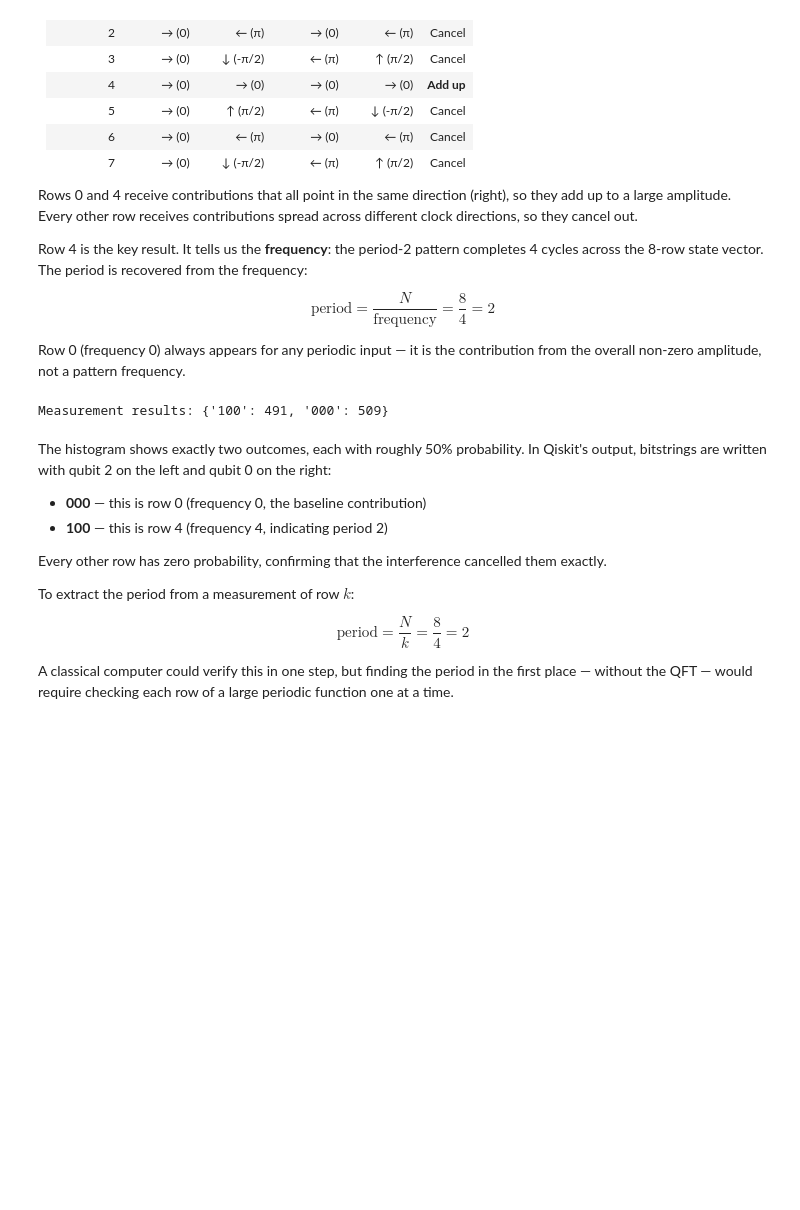
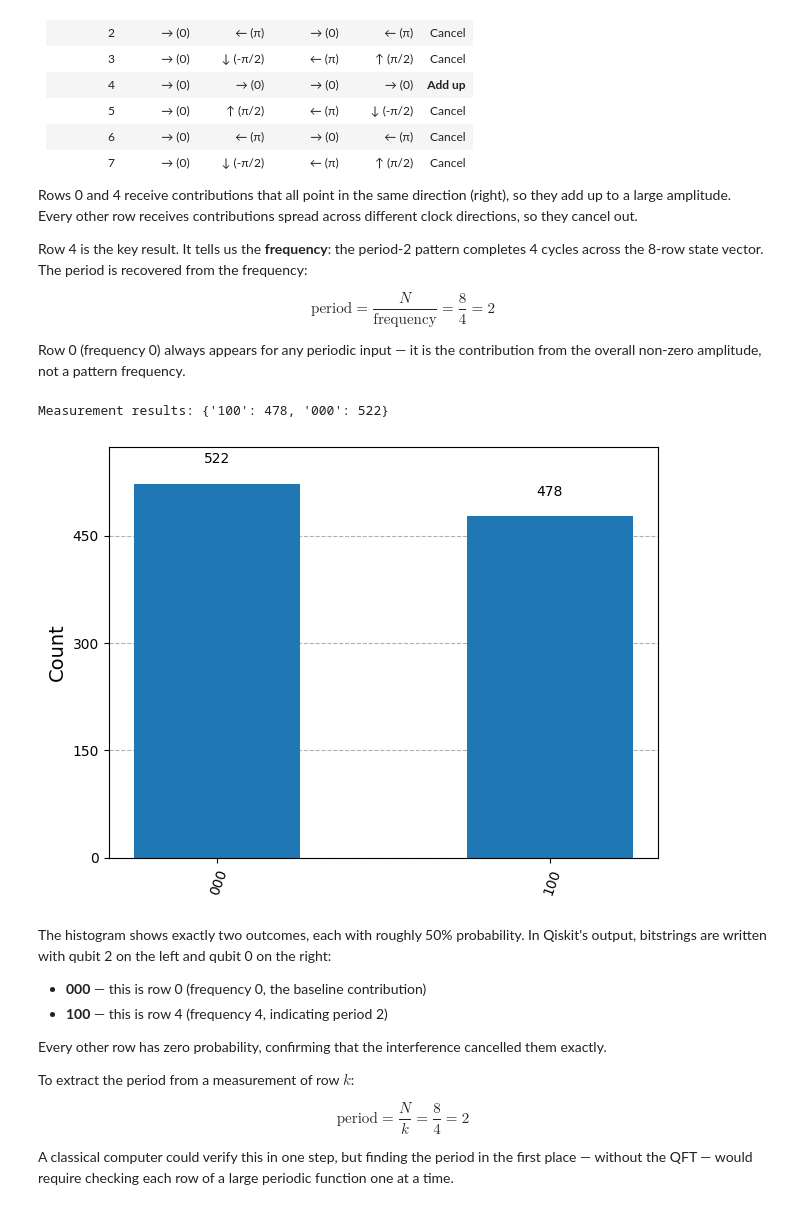
Before and after one commit to aesidau/quantumrandom, a Jupyter notebook: 05_Finding patterns with quantum computers.ipynb, the cells around one changed output. Drawn from its saved outputs; the diff is of its cells as text; code cells hidden in the pictures; blank space fills up the shorter version.

```diff
--- a/05_Finding patterns with quantum computers.ipynb
+++ b/05_Finding patterns with quantum computers.ipynb
@@ -3,11 +3,12 @@
 # %%
 import numpy as np
 from fractions import Fraction
-from qiskit import QuantumCircuit, QuantumRegister, ClassicalRegister, execute, BasicAer
+from qiskit import QuantumCircuit, QuantumRegister, ClassicalRegister, transpile
 from qiskit.visualization import plot_histogram, array_to_latex
 from qiskit.quantum_info import Statevector
+from qiskit_aer import AerSimulator
 import matplotlib.pyplot as plt
-backend = BasicAer.get_backend('qasm_simulator')
+backend = AerSimulator()
 
 DIRECTIONS = {0: '→', 45: '↗', 90: '↑', 135: '↖', 180: '←', 225: '↙', 270: '↓', 315: '↘'}
 
@@ -305,18 +306,18 @@ Row 0 (frequency 0) always appears for any periodic input — it is the contribu
 # %%
 # Measure and run
 algo5 = QuantumCircuit(3)
 algo5.h(1)
 algo5.h(2)
 add_qft(algo5, [0, 1, 2])
 algo5.measure_all()
 
-result = execute(algo5, backend, shots=1000).result()
+result = backend.run(transpile(algo5, backend), shots=1000).result()
 counts = result.get_counts()
 print('Measurement results:', counts)
 plot_histogram(counts)
-plt.show()
 # %% [output]
-Measurement results: {'100': 491, '000': 509}
+Measurement results: {'100': 478, '000': 522}
+[figure, added]
 # %% [markdown]
 The histogram shows exactly two outcomes, each with roughly 50% probability. In Qiskit's output, bitstrings are written with qubit 2 on the left and qubit 0 on the right:
 
```
Also changed, not shown: 12 other files.
